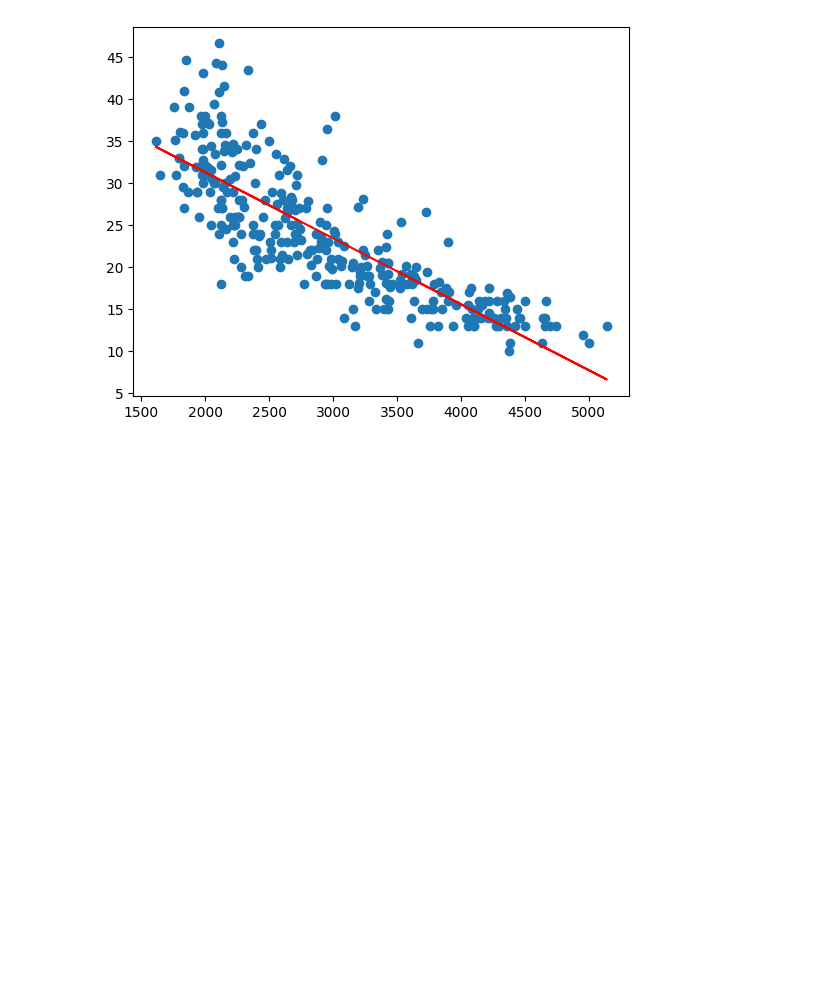
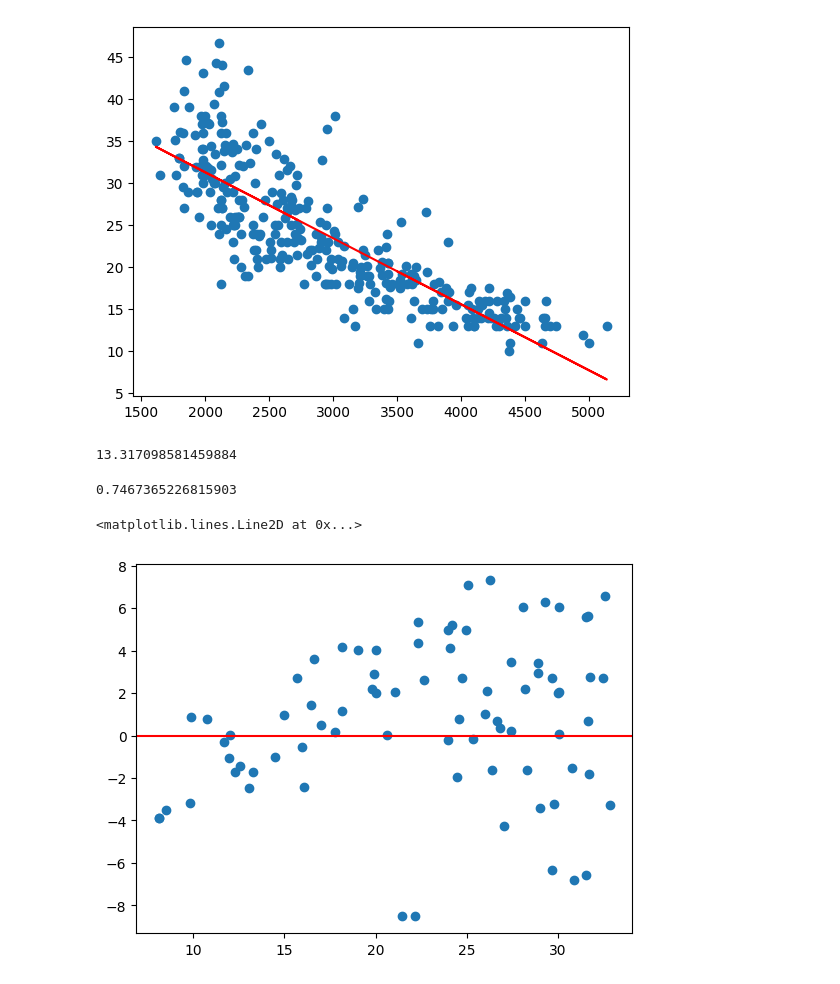
Before and after one commit to asegura4488/EDCO_IntroCienciaDatos, a Jupyter notebook: Semana4/RegresionCarro.ipynb, the cells around one changed output. Saved outputs shown, nothing was run; the diff lists cells and outputs as text; code cells hidden in the pictures; blank space fills up the shorter version.

```diff
--- a/Semana4/RegresionCarro.ipynb
+++ b/Semana4/RegresionCarro.ipynb
@@ -103,3 +104,22 @@ plt.plot(datos['weight'], modelo.intercept_ + datos['weight']*modelo.coef_[0],co
 # %% [output]
 [<matplotlib.lines.Line2D at 0x...>]
 [figure]
+# %%
+y_pred = modelo.predict(X_test)
+
+mean_squared_error(y_test,y_pred)
+# %% [output]
+13.317098581459884
+# %%
+r2_score(y_test,y_pred)
+# %% [output]
+0.7467365226815903
+# %%
+residuos = y_pred - y_test
+# %%
+plt.plot(y_pred,residuos,'o')
+plt.axhline(y=0,color='r')
+# El modelo no tiene residuales normales
+# %% [output]
+<matplotlib.lines.Line2D at 0x...>
+[figure, added]
```
Also changed, not shown: parts of 1 cell of this notebook.
